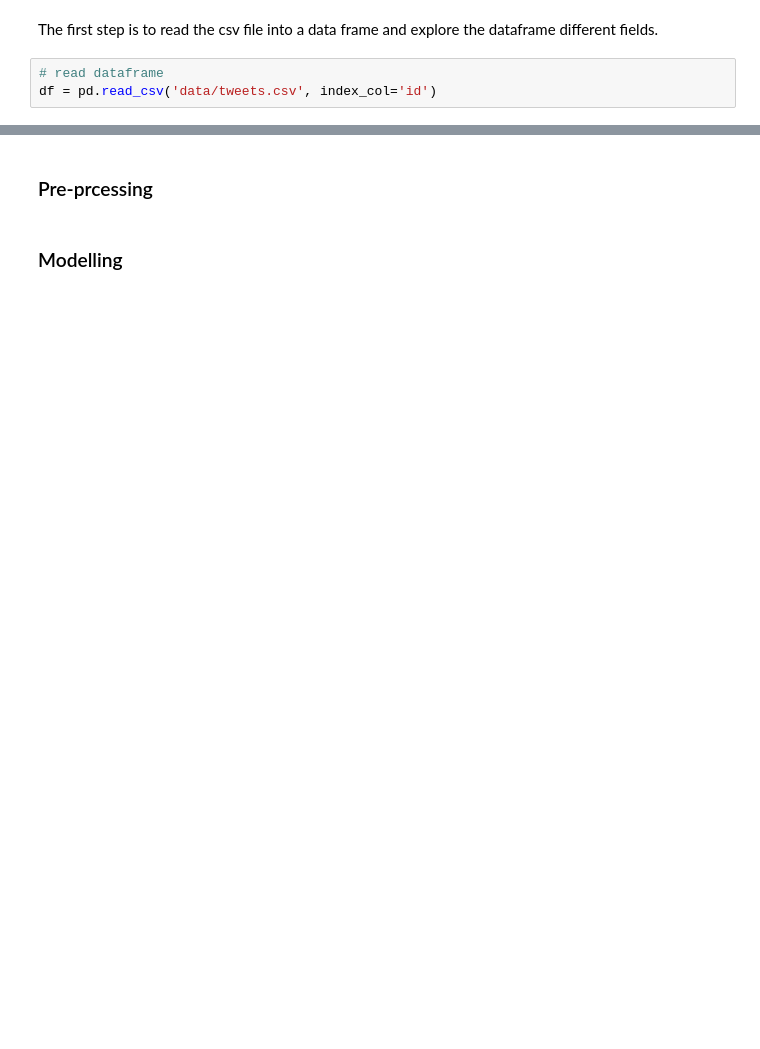
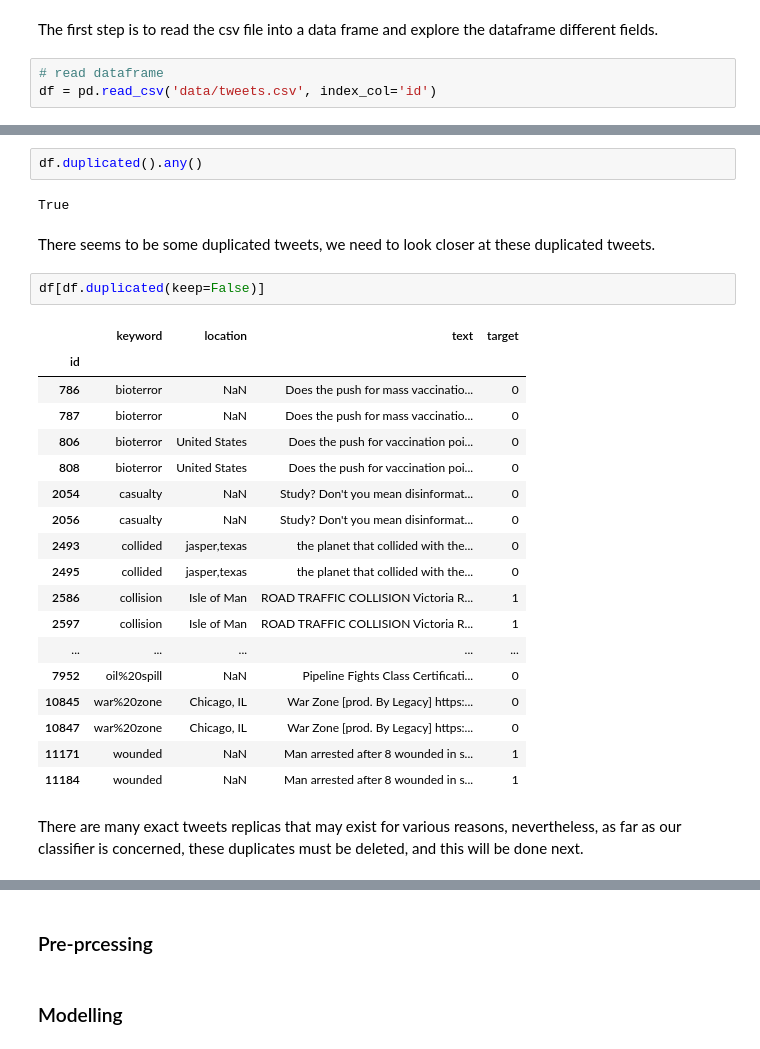
Before and after one commit to osama-sidahmed/Disaster_tweet_Sentiment_analysis, a Jupyter notebook: Disaster_tweet_Sentiment_analysis.ipynb, the cells around one changed output, grey strips where cells are left out. Saved outputs shown, nothing was run; the diff lists cells and outputs as text; blank space fills up the shorter version.

```diff
--- a/Disaster_tweet_Sentiment_analysis.ipynb
+++ b/Disaster_tweet_Sentiment_analysis.ipynb
@@ -67,0 +105,29 @@ Some quick observations about the data: \
+# %%
+df.duplicated().any()
+# %% [output]
+True
+# %% [markdown]
+There seems to be some duplicated tweets, we need to look closer at these duplicated tweets.
+# %%
+df[df.duplicated(keep=False)]
+# %% [output]
+|  | keyword | location | text | target |
+| id |  |  |  |  |
+| 786 | bioterror | NaN | Does the push for mass vaccinatio... | 0 |
+| 787 | bioterror | NaN | Does the push for mass vaccinatio... | 0 |
+| 806 | bioterror | United States | Does the push for vaccination poi... | 0 |
+| 808 | bioterror | United States | Does the push for vaccination poi... | 0 |
+| 2054 | casualty | NaN | Study? Don't you mean disinformat... | 0 |
+| 2056 | casualty | NaN | Study? Don't you mean disinformat... | 0 |
+| 2493 | collided | jasper,texas | the planet that collided with the... | 0 |
+| 2495 | collided | jasper,texas | the planet that collided with the... | 0 |
+| 2586 | collision | Isle of Man | ROAD TRAFFIC COLLISION Victoria R... | 1 |
+| 2597 | collision | Isle of Man | ROAD TRAFFIC COLLISION Victoria R... | 1 |
+| ... | ... | ... | ... | ... |
+| 7952 | oil%20spill | NaN | Pipeline Fights Class Certificati... | 0 |
+| 10845 | war%20zone | Chicago, IL | War Zone [prod. By Legacy] https:... | 0 |
+| 10847 | war%20zone | Chicago, IL | War Zone [prod. By Legacy] https:... | 0 |
+| 11171 | wounded | NaN | Man arrested after 8 wounded in s... | 1 |
+| 11184 | wounded | NaN | Man arrested after 8 wounded in s... | 1 |
+# %% [markdown]
+There are many exact tweets replicas that may exist for various reasons, nevertheless, as far as our classifier is concerned, these duplicates must be deleted, and this will be done next.
```
Also changed, not shown: parts of 46 cells of this notebook, 1 other file.
